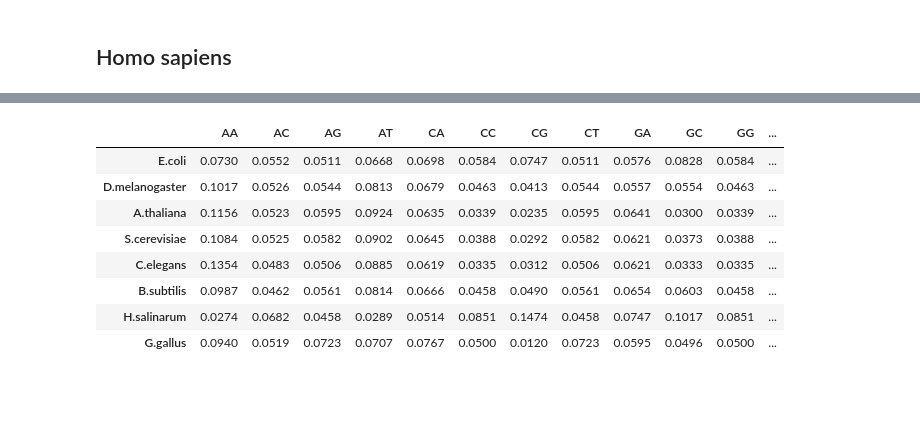
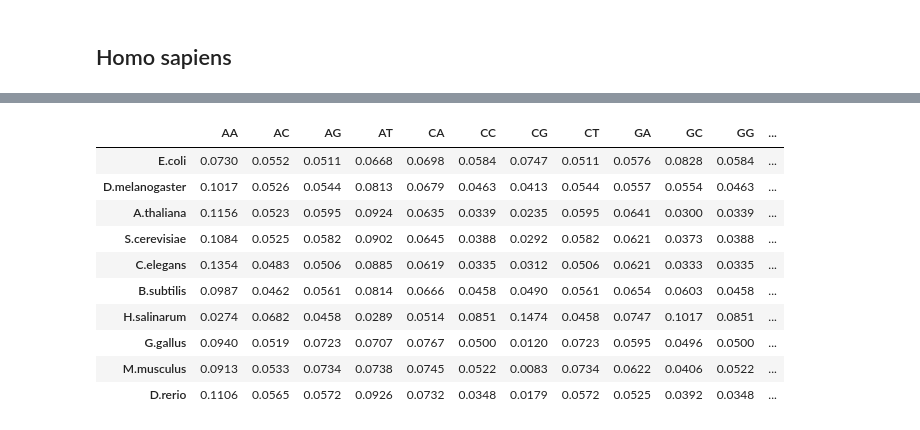
Before and after one commit to zhukovanadezhda/dinucleo-freq, a Jupyter notebook: dinucleo-freq.ipynb, the cells around one changed output, grey strips where cells are left out. Saved outputs shown, nothing was run; the diff lists cells and outputs as text; code cells hidden in the pictures; blank space fills up the shorter version.

```diff
--- a/dinucleo-freq.ipynb
+++ b/dinucleo-freq.ipynb
@@ -221,18 +230,20 @@ print(i, organisms[i])
-# %%
-dist_matrix = pd.DataFrame(all_frequencies)
-dist_matrix = df.rename(index=organisms)
-dist_matrix.to_csv("dist_matrix.tsv", sep="\t")
-dist_matrix
-# %% [output]
-|  | AA | AC | AG | AT | CA | CC | CG | CT | GA | GC | GG | ... |
-| E.coli | 0.0730 | 0.0552 | 0.0511 | 0.0668 | 0.0698 | 0.0584 | 0.0747 | 0.0511 | 0.0576 | 0.0828 | 0.0584 | ... |
-| D.melanogaster | 0.1017 | 0.0526 | 0.0544 | 0.0813 | 0.0679 | 0.0463 | 0.0413 | 0.0544 | 0.0557 | 0.0554 | 0.0463 | ... |
-| A.thaliana | 0.1156 | 0.0523 | 0.0595 | 0.0924 | 0.0635 | 0.0339 | 0.0235 | 0.0595 | 0.0641 | 0.0300 | 0.0339 | ... |
-| S.cerevisiae | 0.1084 | 0.0525 | 0.0582 | 0.0902 | 0.0645 | 0.0388 | 0.0292 | 0.0582 | 0.0621 | 0.0373 | 0.0388 | ... |
-| C.elegans | 0.1354 | 0.0483 | 0.0506 | 0.0885 | 0.0619 | 0.0335 | 0.0312 | 0.0506 | 0.0621 | 0.0333 | 0.0335 | ... |
-| B.subtilis | 0.0987 | 0.0462 | 0.0561 | 0.0814 | 0.0666 | 0.0458 | 0.0490 | 0.0561 | 0.0654 | 0.0603 | 0.0458 | ... |
-| H.salinarum | 0.0274 | 0.0682 | 0.0458 | 0.0289 | 0.0514 | 0.0851 | 0.1474 | 0.0458 | 0.0747 | 0.1017 | 0.0851 | ... |
-| G.gallus | 0.0940 | 0.0519 | 0.0723 | 0.0707 | 0.0767 | 0.0500 | 0.0120 | 0.0723 | 0.0595 | 0.0496 | 0.0500 | ... |
+# %%
+dist = pd.DataFrame(all_frequencies)
+dist = dist.rename(index=organisms)
+dist.to_csv("dist_matrix.tsv", sep="\t")
+dist
+# %% [output]
+|  | AA | AC | AG | AT | CA | CC | CG | CT | GA | GC | GG | ... |
+| E.coli | 0.0730 | 0.0552 | 0.0511 | 0.0668 | 0.0698 | 0.0584 | 0.0747 | 0.0511 | 0.0576 | 0.0828 | 0.0584 | ... |
+| D.melanogaster | 0.1017 | 0.0526 | 0.0544 | 0.0813 | 0.0679 | 0.0463 | 0.0413 | 0.0544 | 0.0557 | 0.0554 | 0.0463 | ... |
+| A.thaliana | 0.1156 | 0.0523 | 0.0595 | 0.0924 | 0.0635 | 0.0339 | 0.0235 | 0.0595 | 0.0641 | 0.0300 | 0.0339 | ... |
+| S.cerevisiae | 0.1084 | 0.0525 | 0.0582 | 0.0902 | 0.0645 | 0.0388 | 0.0292 | 0.0582 | 0.0621 | 0.0373 | 0.0388 | ... |
+| C.elegans | 0.1354 | 0.0483 | 0.0506 | 0.0885 | 0.0619 | 0.0335 | 0.0312 | 0.0506 | 0.0621 | 0.0333 | 0.0335 | ... |
+| B.subtilis | 0.0987 | 0.0462 | 0.0561 | 0.0814 | 0.0666 | 0.0458 | 0.0490 | 0.0561 | 0.0654 | 0.0603 | 0.0458 | ... |
+| H.salinarum | 0.0274 | 0.0682 | 0.0458 | 0.0289 | 0.0514 | 0.0851 | 0.1474 | 0.0458 | 0.0747 | 0.1017 | 0.0851 | ... |
+| G.gallus | 0.0940 | 0.0519 | 0.0723 | 0.0707 | 0.0767 | 0.0500 | 0.0120 | 0.0723 | 0.0595 | 0.0496 | 0.0500 | ... |
+| M.musculus | 0.0913 | 0.0533 | 0.0734 | 0.0738 | 0.0745 | 0.0522 | 0.0083 | 0.0734 | 0.0622 | 0.0406 | 0.0522 | ... |
+| D.rerio | 0.1106 | 0.0565 | 0.0572 | 0.0926 | 0.0732 | 0.0348 | 0.0179 | 0.0572 | 0.0525 | 0.0392 | 0.0348 | ... |
 # %%
 # Hide the tqdm loading bars from the notebook output
 ids = ["e1596061-9bea-4328-8845-ce49b78d07e5","f23e4a06","ea515fb7-d411-42e5-925f-c21bdaf2a8b5","eea36226-af18-48ea-8e7f-c8d67f9409bf",
```
Also changed, not shown: parts of 3 cells of this notebook, 1 other file.
